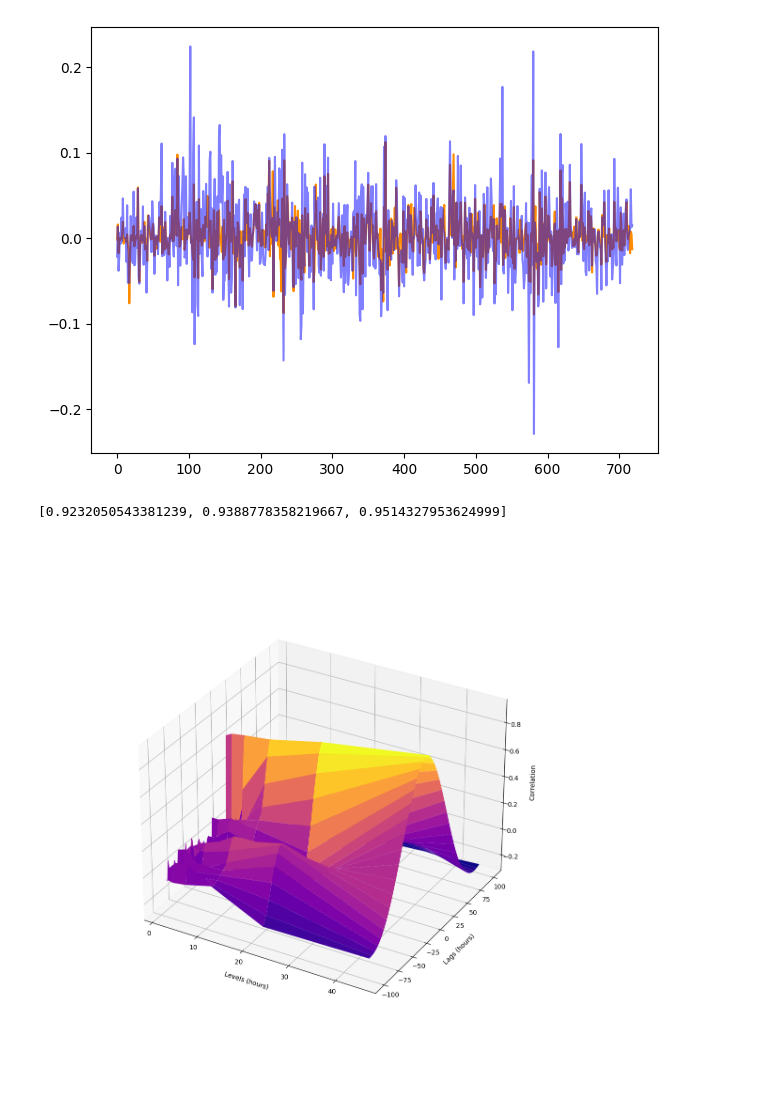
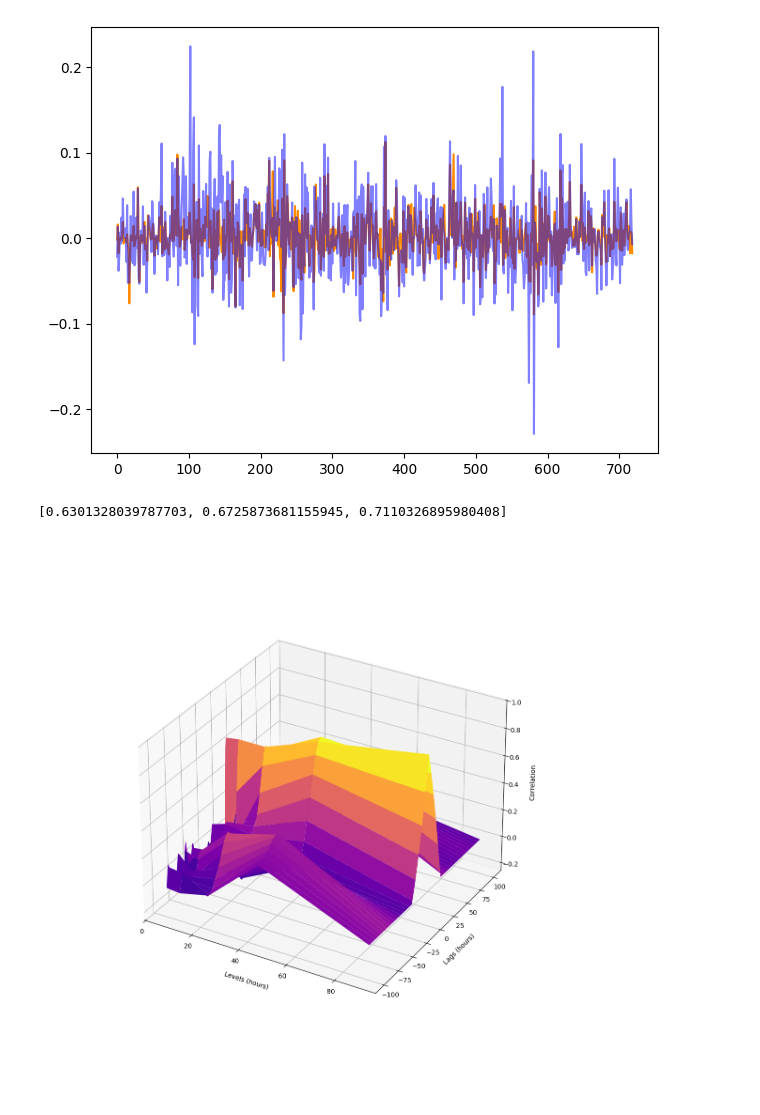
Before and after one commit to HFDKVB/Wavelet-Variance, a Jupyter notebook: example.ipynb, the cells around one changed output. Saved outputs shown, nothing was run; the diff lists cells and outputs as text; code cells hidden in the pictures.

```diff
--- a/example.ipynb
+++ b/example.ipynb
@@ -25,10 +25,10 @@ sol_df['timestamp'] = pd.to_datetime(sol_df['timestamp'], unit='ms', utc=True)
 sol_df.set_index('timestamp', inplace=True)
 # %%
 
-btc_data=log = np.log(btc_df[['close']].rename(columns={'close': 'BTC'}))
+btc_data_log = np.log(btc_df[['close']].rename(columns={'close': 'BTC'}))
 sol_data_log = np.log(sol_df[['close']].rename(columns={'close': 'sol'}))
 
-combined_data = pd.merge(btc_data_logr, sol_data_logr, left_index=True, right_index=True, how='inner')
+combined_data = pd.merge(btc_data_log, sol_data_log, left_index=True, right_index=True, how='inner')
 
 # Convert to NumPy arrays
 btc_logr = np.diff(combined_data['BTC'].to_numpy())
@@ -51,24 +51,24 @@ plt.tight_layout()
 plt.show()
 # %% [output]
 [figure]
-# %%
-wavelet_correlation_CI(btc_logr, sol_logr,  "sym4", 6, 0, 0.05)
-# %% [output]
-[0.9232050543381239, 0.9388778358219667, 0.9514327953624999]
+# %%
+wavelet_correlation_CI(btc_logr, sol_logr, "db6", 1, 0, 0.05)
+# %% [output]
+[0.6301328039787703, 0.6725873681155945, 0.7110326895980408]
 # %%
 lags = [i for i in range(-100, 101)]
 levels = [i for i in range(1,7)]
 P1, P2 = np.meshgrid(levels, lags)
-Z = np.array([[wavelet_correlation(btc_logr, sol_logr, "sym4", P1, P2) for P1 in levels] for P2 in lags])
+Z = np.array([[wavelet_correlation(btc_logr, sol_logr, "db6", P1, P2) for P1 in levels] for P2 in lags])
 # %%
 fig = plt.figure(figsize=(20, 12))
 ax = fig.add_subplot(111, projection='3d')
-ax.plot_surface(2**(P1-0.5), P2, Z, cmap='plasma')
+ax.plot_surface(2**(P1), P2, Z, cmap='plasma')
 ax.set_xlabel('Levels (hours)', labelpad=15)
 ax.set_ylabel('Lags (hours)', labelpad=15)
 ax.set_zlabel('Correlation',labelpad=15)
 ax.set_box_aspect(None, zoom=0.75)
 plt.tight_layout()
 plt.show()
 # %% [output]
-[figure, old version]
+[figure, new version]
```
Also changed, not shown: 1 other file.
